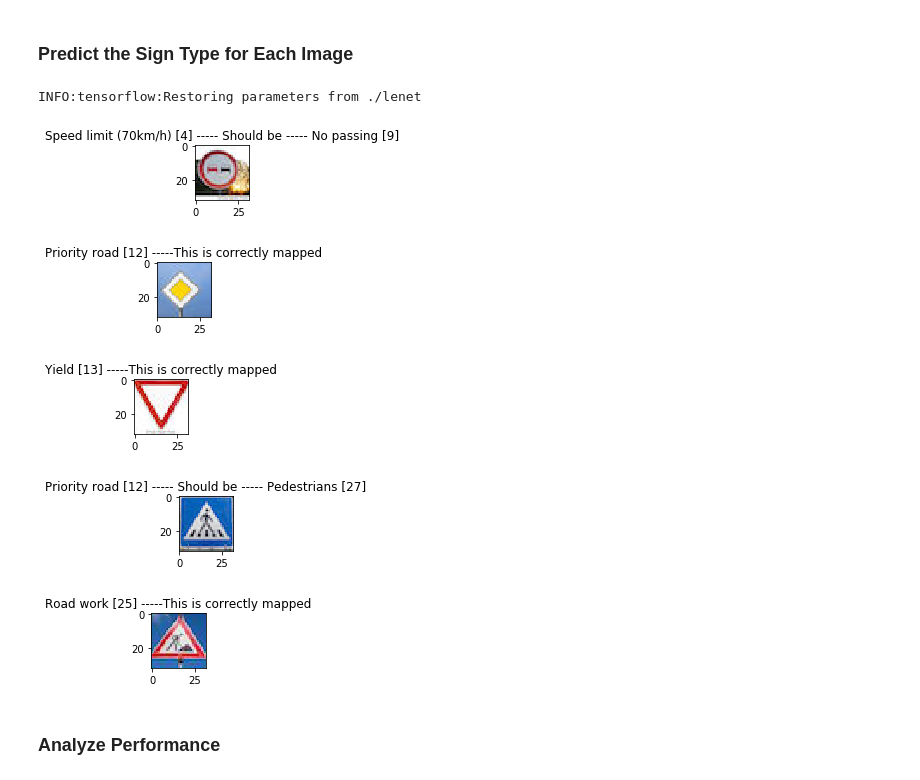
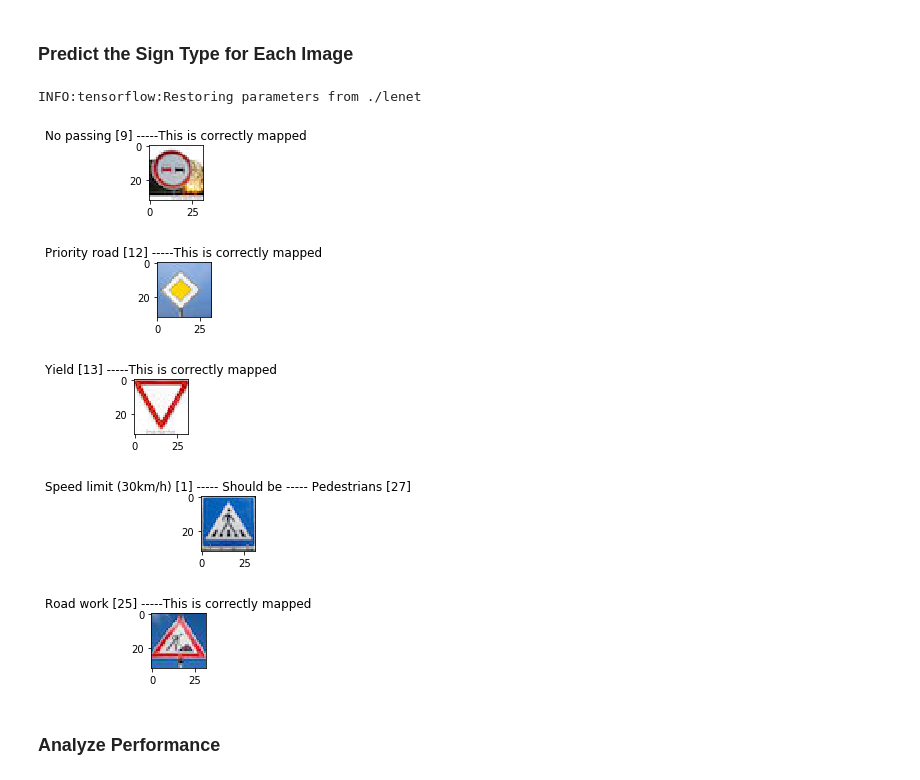
Before and after one commit to vamsi765/CarND-Traffic-Sign-Classifier-Project, a Jupyter notebook: Traffic_Sign_Classifier.ipynb, the cells around one changed output. Cells and saved outputs as stored; diff of their text form; code cells hidden in the pictures.

```diff
--- a/Traffic_Sign_Classifier.ipynb
+++ b/Traffic_Sign_Classifier.ipynb
@@ -226,13 +227,15 @@ def LeNet(x):
 
     return logits
 # %%
-rate = 0.001
+rate = 0.0006
 
 x = tf.placeholder(tf.float32, (None, 32, 32, 3))
 y = tf.placeholder(tf.int32, (None))
 one_hot_y = tf.one_hot(y, n_classes)
 
-logits = LeNet(x)
+keep_prob = tf.placeholder(tf.float32)
+
+logits = LeNet(x, keep_prob)
 softmax = tf.nn.softmax(logits)
 
 cross_entropy = tf.nn.softmax_cross_entropy_with_logits(labels=one_hot_y, logits=logits)
@@ -244,13 +247,13 @@ correct_prediction = tf.equal(tf.argmax(logits, 1), tf.argmax(one_hot_y, 1))
 accuracy_operation = tf.reduce_mean(tf.cast(correct_prediction, tf.float32))
 saver = tf.train.Saver()
 # %%
-def evaluate(X_data, y_data, batch_size):
+def evaluate(X_data, y_data, batch_size, Keep_Prob):
     num_examples = len(X_data)
     total_accuracy = 0
     sess = tf.get_default_session()
     for offset in range(0, num_examples, batch_size):
         batch_x, batch_y = X_data[offset:offset+batch_size], y_data[offset:offset+batch_size]
-        accuracy = sess.run(accuracy_operation, feed_dict={x: batch_x, y: batch_y})
+        accuracy = sess.run(accuracy_operation, feed_dict={x: batch_x, y: batch_y, keep_prob: Keep_Prob})
         total_accuracy += (accuracy * len(batch_x))
     return total_accuracy / num_examples
 # %% [markdown]
@@ -265,8 +268,9 @@ sets imply underfitting. A high accuracy on the training set but low accuracy on
 ### the accuracy on the test set should be calculated and reported as well.
 ### Feel free to use as many code cells as needed.
 
-EPOCHS = 8
+EPOCHS = 100
 BATCH_SIZE = 128
+KEEP_PROB = 0.5
 
 with tf.Session() as sess:
     sess.run(tf.global_variables_initializer())
@@ -278,9 +282,10 @@ with tf.Session() as sess:
         for offset in range(0, num_examples, BATCH_SIZE):
             end = offset + BATCH_SIZE
             batch_x, batch_y = X_train[offset:end], y_train[offset:end]
-            sess.run(training_operation, feed_dict={x: batch_x, y: batch_y})
+            prob = KEEP_PROB
+            sess.run(training_operation, feed_dict={x: batch_x, y: batch_y, keep_prob: prob})
 
-        validation_accuracy = evaluate(X_valid, y_valid, BATCH_SIZE)
+        validation_accuracy = evaluate(X_valid, y_valid, BATCH_SIZE, KEEP_PROB)
         print("EPOCH {} ...".format(i+1))
         print("Validation Accuracy = {:.3f}\n".format(validation_accuracy))
 
@@ -308,7 +313,7 @@ Model saved
 with tf.Session() as sess:
     saver.restore(sess, tf.train.latest_checkpoint('.'))
 
-    test_accuracy = evaluate(X_test, y_test, BATCH_SIZE)
+    test_accuracy = evaluate(X_test, y_test, BATCH_SIZE, KEEP_PROB)
     print("Test Accuracy = {:.3f}".format(test_accuracy))
 # %% [output]
 INFO:tensorflow:Restoring parameters from ./lenet
@@ -357,36 +362,36 @@ Use ``imageio.imread`` instead.
 # %%
 ### Run the predictions here and use the model to output the prediction for each image.
 ### Make sure to pre-process the images with the same pre-processing pipeline used earlier.
 ### Feel free to use as many code cells as needed.
 total_correct = 0
 top5_web = []
 with tf.Session() as sess:
     saver.restore(sess, tf.train.latest_checkpoint('.'))
     sess = tf.get_default_session()
     for offset in range(0, len(X_test_web)):
         batch_x, batch_y = X_test_web[offset:offset+1], y_test_web[offset:offset+1]
-        y_nn = sess.run(softmax, feed_dict={x: batch_x, y: batch_y})
+        y_nn = sess.run(softmax, feed_dict={x: batch_x, y: batch_y, keep_prob: prob})
 
         top5_web.append((sess.run(tf.nn.top_k(tf.constant(y_nn), k=5)), y_test_web[offset]))
 
         #find the max prob
         final_y = str(np.argmax(y_nn))
         plt.figure(figsize=(1,1))
         image_title = signnames[final_y] + " [" + final_y + "]"
         if final_y == str(y_test_web[offset]):
             total_correct += 1
             image_title   += " -----This is correctly mapped"
         else:
             image_title += (" ----- Should be ----- " + signnames[y_test_web[offset]]
                                 + " [" + y_test_web[offset] + "]")
         plt.title(image_title)
         plt.imshow(batch_x[0])
 # %% [output]
 INFO:tensorflow:Restoring parameters from ./lenet
-[figure, old version]
+[figure, new version]
 [figure]
 [figure]
-[figure, old version]
+[figure, new version]
 [figure]
 # %% [markdown]
 ### Analyze Performance
```
Also changed, not shown: parts of 7 cells of this notebook, 1 other file.
